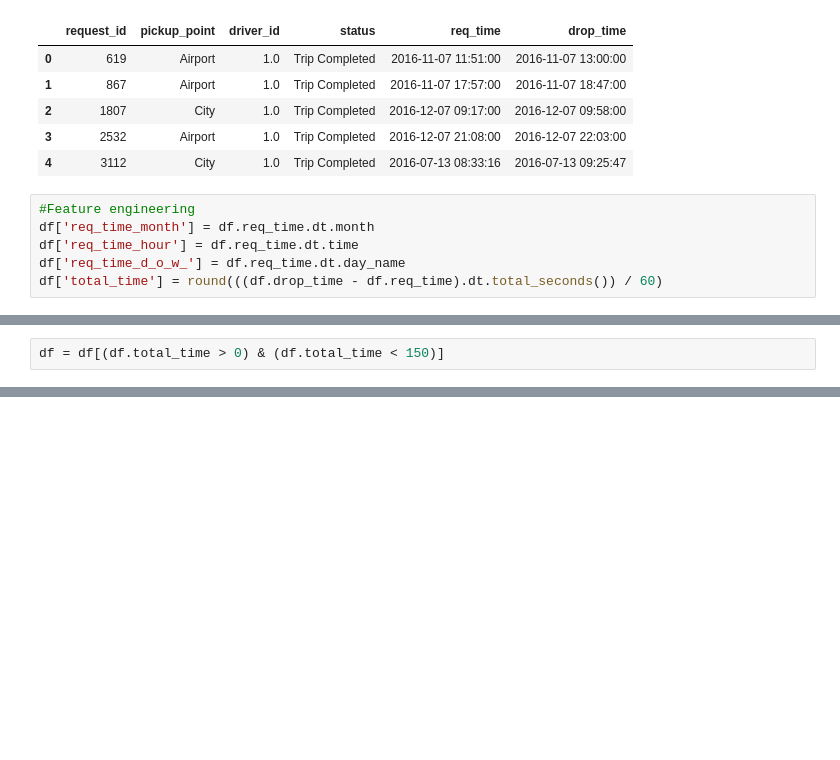
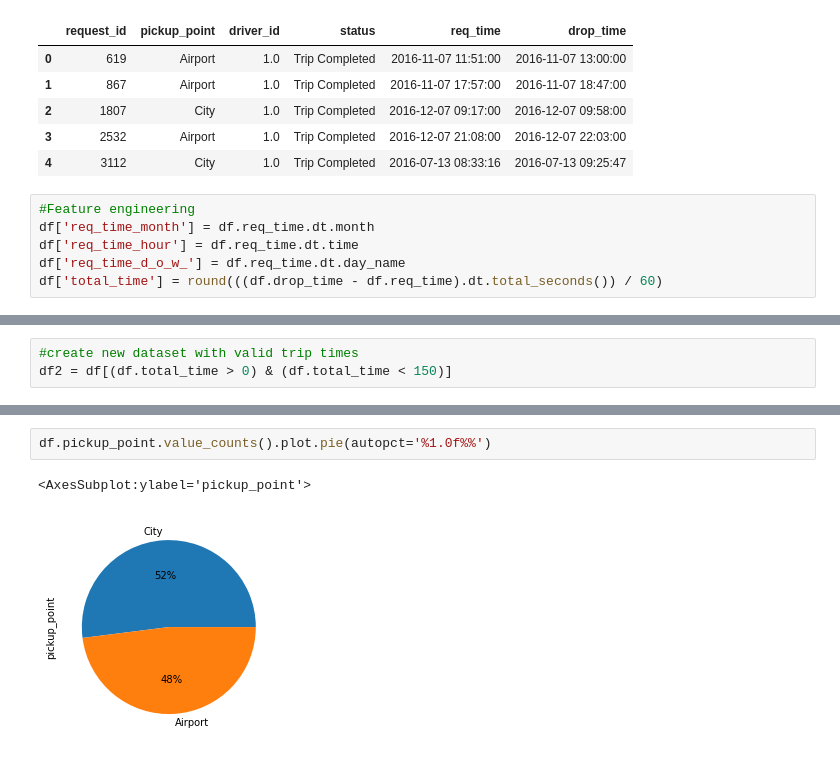
Before and after one commit to fleurdelune7/data_analysis_projects, a Jupyter notebook: EDA on Uber Request Data/eda_uber_Request.ipynb, the cells around one changed output, grey strips where cells are left out. Cells and saved outputs as stored; diff of their text form; blank space fills up the shorter version.

```diff
--- a/EDA on Uber Request Data/eda_uber_Request.ipynb
+++ b/EDA on Uber Request Data/eda_uber_Request.ipynb
@@ -110,5 +112,6 @@ df.head()
 | 3 | 2532 | Airport | 1.0 | Trip Completed | 2016-12-07 21:08:00 | 2016-12-07 22:03:00 | 12 | 21:08:00 | ... |
 | 4 | 3112 | City | 1.0 | Trip Completed | 2016-07-13 08:33:16 | 2016-07-13 09:25:47 | 7 | 08:33:16 | ... |
 # %%
-df = df[(df.total_time > 0) & (df.total_time < 150)]
+#create new dataset with valid trip times
+df2 = df[(df.total_time > 0) & (df.total_time < 150)]
 # %%
@@ -120,3 +123,8 @@ sns.histplot(x=df.total_time,bins=20)
 # %% [output]
 <AxesSubplot:xlabel='total_time', ylabel='Count'>
 [figure]
+# %%
+df.pickup_point.value_counts().plot.pie(autopct='%1.0f%%')
+# %% [output]
+<AxesSubplot:ylabel='pickup_point'>
+[figure, added]
```
Also changed, not shown: parts of 14 cells of this notebook.
